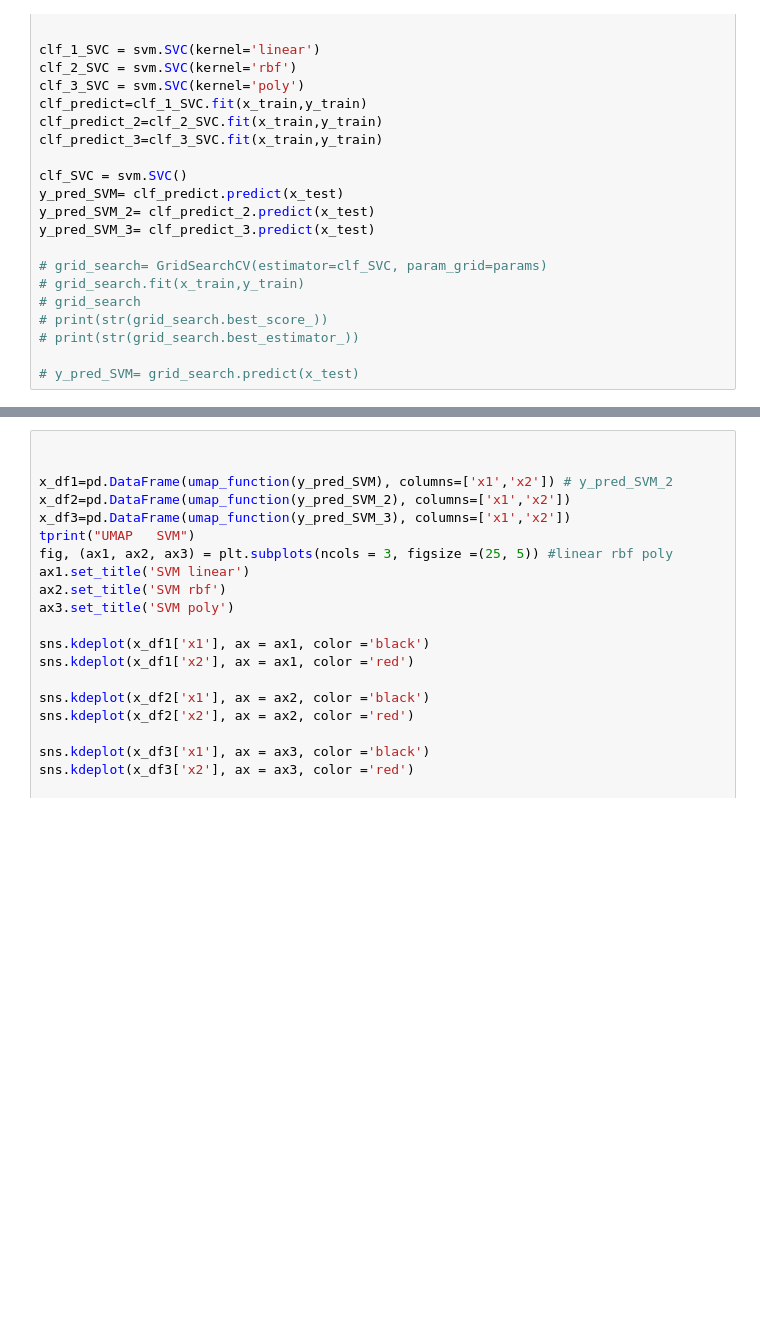
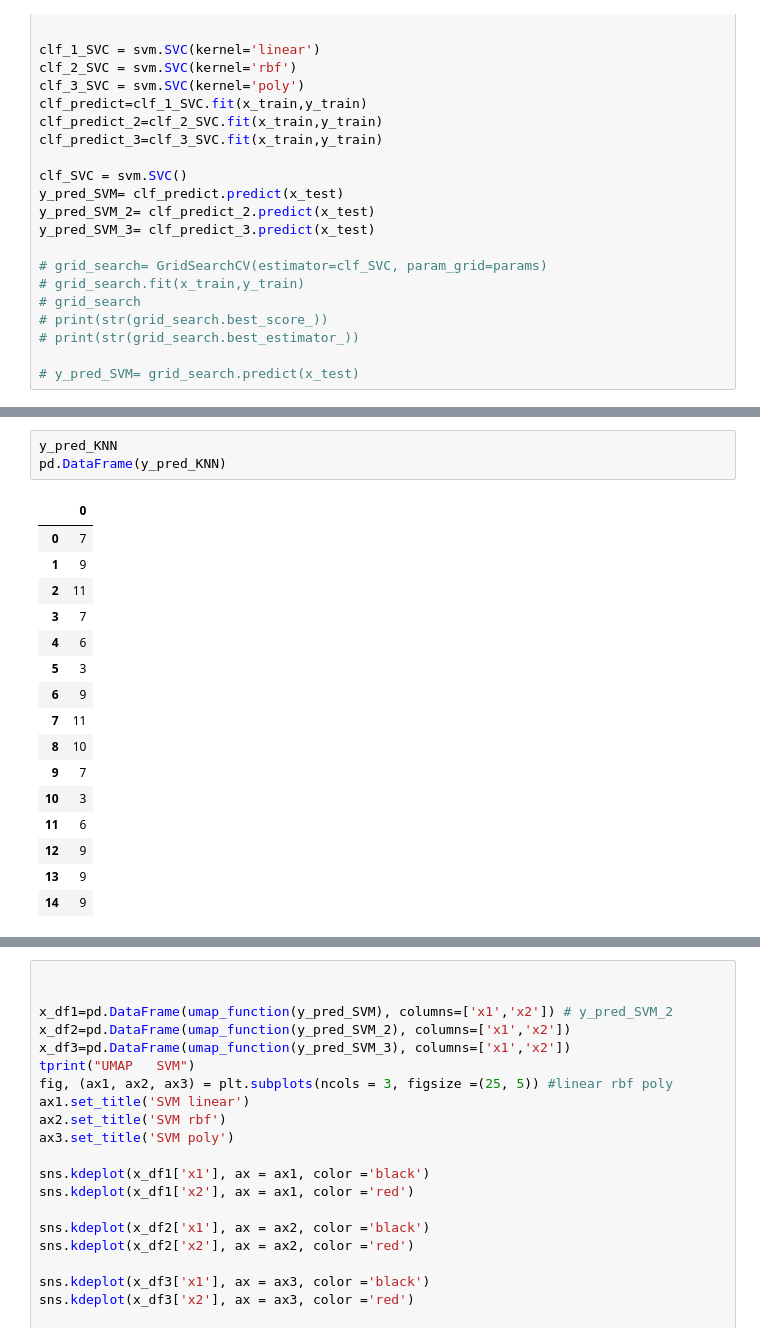
Before and after one commit to Raccoonn78/MagiCtr, a Jupyter notebook: Интеллектуальные системы и технологии/pr4/pr4.ipynb, the cells around one changed output, grey strips where cells are left out. Cells and saved outputs as stored; diff of their text form; blank space fills up the shorter version.

```diff
--- a/Интеллектуальные системы и технологии/pr4/pr4.ipynb
+++ b/Интеллектуальные системы и технологии/pr4/pr4.ipynb
@@ -329,3 +366,23 @@ print(str(grid_search.best_estimator_))
+# %%
+y_pred_KNN
+pd.DataFrame(y_pred_KNN)
+# %% [output]
+|  | 0 |
+| 0 | 7 |
+| 1 | 9 |
+| 2 | 11 |
+| 3 | 7 |
+| 4 | 6 |
+| 5 | 3 |
+| 6 | 9 |
+| 7 | 11 |
+| 8 | 10 |
+| 9 | 7 |
+| 10 | 3 |
+| 11 | 6 |
+| 12 | 9 |
+| 13 | 9 |
+| 14 | 9 |
 # %%
 random_forest = RandomForestClassifier(n_estimators=100 , criterion='gini')
 random_forest_2 = RandomForestClassifier(n_estimators=100, criterion='entropy' )
```
Also changed, not shown: parts of 14 cells of this notebook, 3 other files.
